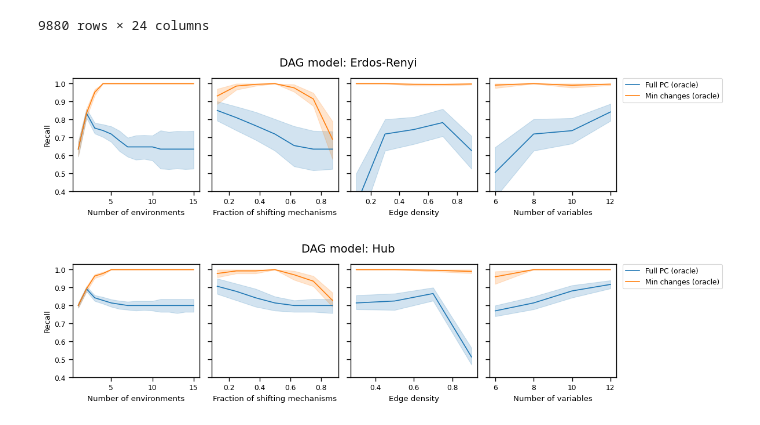
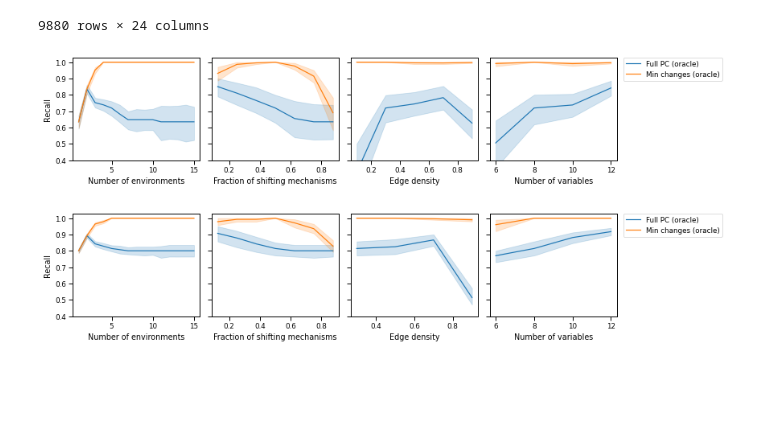
Before and after one commit to rflperry/sparse_shift, a Jupyter notebook: experiments/main_simulations/plot_oracle_rates.ipynb, the cells around one changed output. Cells and saved outputs as stored; diff of their text form; code cells hidden in the pictures; blank space fills up the shorter version.

```diff
--- a/experiments/main_simulations/plot_oracle_rates.ipynb
+++ b/experiments/main_simulations/plot_oracle_rates.ipynb
@@ -70,7 +70,7 @@ plt.savefig('./figures/er_oracle_rate_relplot.pdf')
 # %%
 EXPERIMENT = 'oracle_select_rates'
 
-df = pd.read_csv(f'./results/{EXPERIMENT}_results.csv', sep=', ', engine='python')
+df = pd.read_csv(f'./results/{EXPERIMENT}_results_paper.csv', sep=', ', engine='python')
 
 df['Fraction of shifting mechanisms'] = df['sparsity'] / df['n_variables']
 
@@ -118,7 +118,7 @@ indices = [
 ]
 
 for graph_model in plot_df['dag_simulator'].unique():
-    fig, axes = plt.subplots(1, 4, sharey=True, figsize=(12, 3))
+    fig, axes = plt.subplots(1, 4, sharey=True, figsize=(12, 2.5))
 
     for g_var, (lb, ub), ax in zip(grid_vars, indices, axes.flatten()):
         sns.lineplot(
@@ -129,34 +129,34 @@ for graph_model in plot_df['dag_simulator'].unique():
                 # IMPORTANT! otherwise average over all number of environments
                 & (
                     (plot_df['Number of environments'] == 5)
                     if not (g_var == 'Number of environments') else True)
             ],
             # data=plot_df.groupby([g_var, 'Test']).mean().reset_index(),
             x=g_var,
             y='Recall',
             hue='Method',
             # style="Test",
             ax=ax,
             # markers=['d', 'P', 's'],
             # palette='Set1',
             legend='full',
             # alpha=1,
         )
 
         # ax.axvline(0.05, ls=':', c='grey')
         # ax.set_title('')
         # ax.legend(loc='upper right')
 
     plt.legend(bbox_to_anchor=(1.05, 1), loc=2, borderaxespad=0.)
     for ax in axes[:-1]:
         ax.get_legend().remove()
 
     plt.ylim([0.4, 1.03])
 
-    plt.suptitle(f'DAG model: {graph_model}', fontsize=14, y=0.96, x=0.45)
+    # plt.suptitle(f'DAG model: {graph_model}', fontsize=14, y=0.96, x=0.45)
     plt.tight_layout()
-    plt.savefig(f'./figures/er_oracle_select_rates_{graph_model}.pdf')
+    plt.savefig(f'./figures/er_oracle_select_rates_{graph_model}_notitle.pdf')
     plt.show()
 # %% [output]
-[figure, old version]
+[figure, new version]
-[figure, old version]
+[figure, new version]
```
Also changed, not shown: 10 other files.
